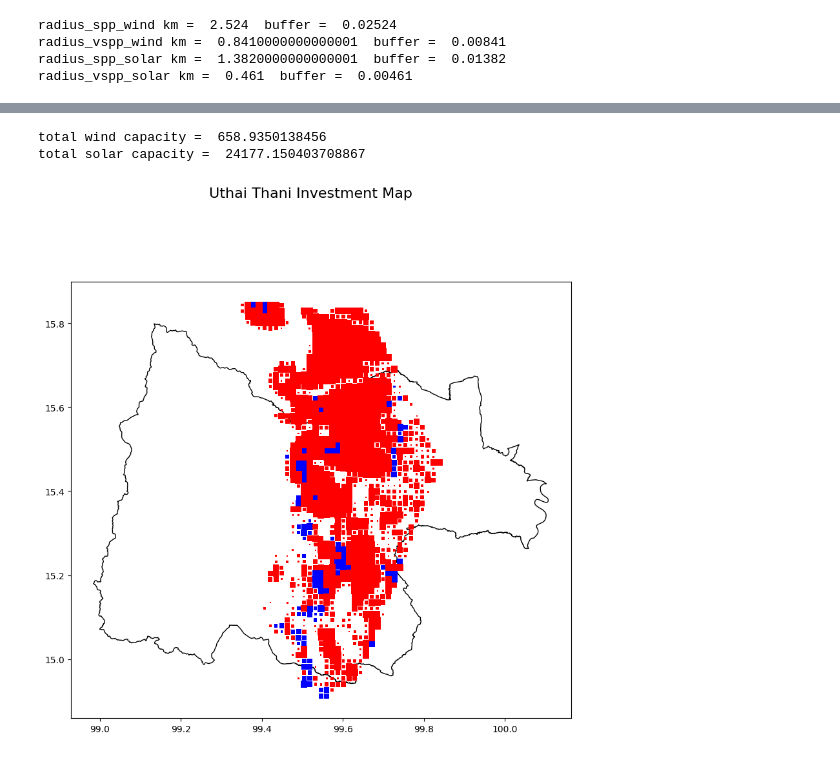
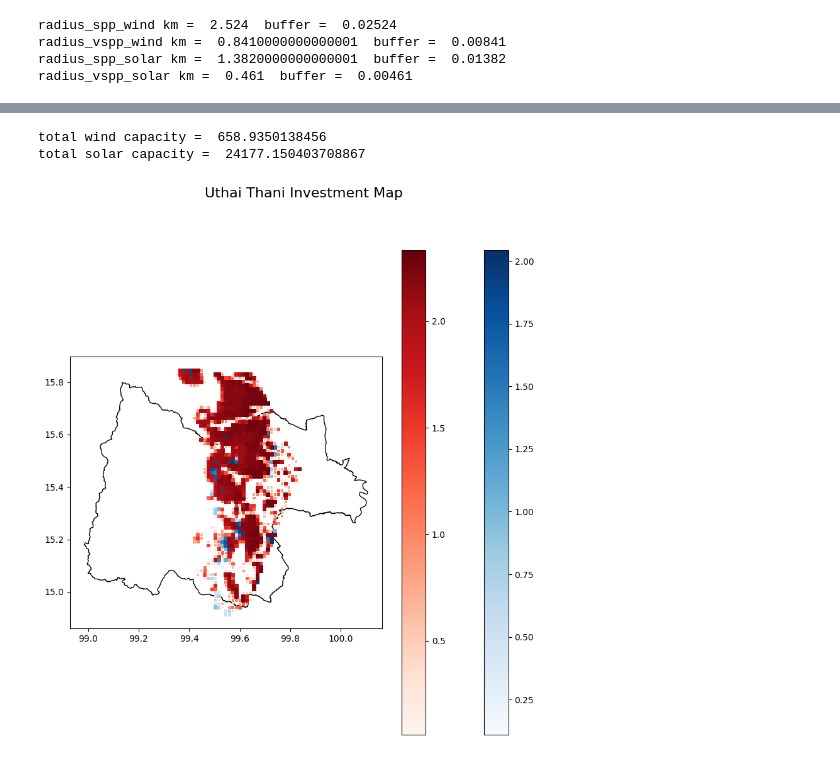
Before and after one commit to NarasetS/REPowerPlant_Siting, a Jupyter notebook: 13_SI_SitingPlant_SolarWind2_xarray.ipynb, the cells around one changed output, grey strips where cells are left out. Cells and saved outputs as stored; diff of their text form; code cells hidden in the pictures.

```diff
--- a/13_SI_SitingPlant_SolarWind2_xarray.ipynb
+++ b/13_SI_SitingPlant_SolarWind2_xarray.ipynb
@@ -186,27 +186,27 @@ R4 Solar =  278302.50769703183
 # %%
 province = 'Uthai Thani'
 thailandmap = gpd.read_file('Data\\tha_admbnda_adm1_rtsd_20220121\\tha_admbnda_adm1_rtsd_20220121.shp')
 thailandmap.crs = {'init': 'epsg:4326'}
 specificarea = thailandmap.loc[thailandmap['ADM1_EN'] == province]
 bound = specificarea.unary_union.bounds
 
 print("total wind capacity = ", df_wind['cap_wind'].loc[df_wind['ADM1_EN'] == province].sum())
 
 print("total solar capacity = ", df_solar['cap_solar'].loc[df_solar['ADM1_EN'] == province].sum())
 
 
 fig, ax = plt.subplots(figsize=(10,10))
 fig.suptitle(province + ' Investment Map ', fontsize=16)
 specificarea.plot(ax = ax, color='none', edgecolor = 'black', zorder = 0)
 try:
-    df_wind.loc[df_wind['ADM1_EN'] == province].plot(ax = ax,legend=True,zorder = 1,column = 'cap_wind',color = 'blue')
+    df_wind.loc[df_wind['ADM1_EN'] == province].plot(ax = ax,legend=True,zorder = 1,column = 'SI_Wind',cmap = 'Blues')
 except:
     None
 try:
-    df_solar.loc[df_solar['ADM1_EN'] == province].plot(ax = ax,legend=True,zorder = 3,column = 'cap_solar',color = 'red')
+    df_solar.loc[df_solar['ADM1_EN'] == province].plot(ax = ax,legend=True,zorder = 3,column = 'SI_Solar',cmap = 'Reds')
 except:
     None
 # %% [output]
 total wind capacity =  658.9350138456
 total solar capacity =  24177.150403708867
-[figure, old version]
+[figure, new version]
```
Also changed, not shown: parts of 5 cells of this notebook, 2 other files.
